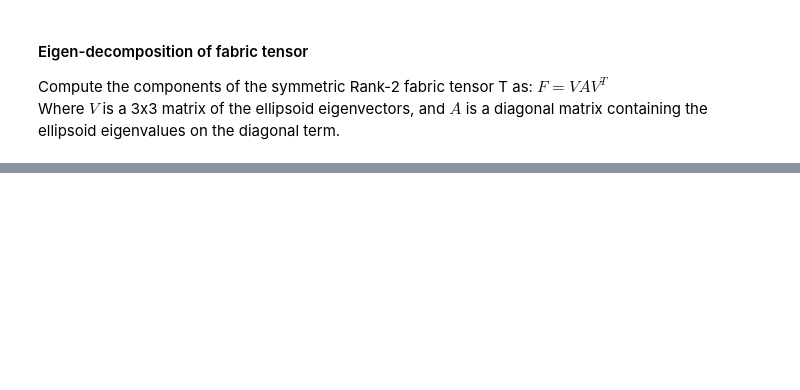
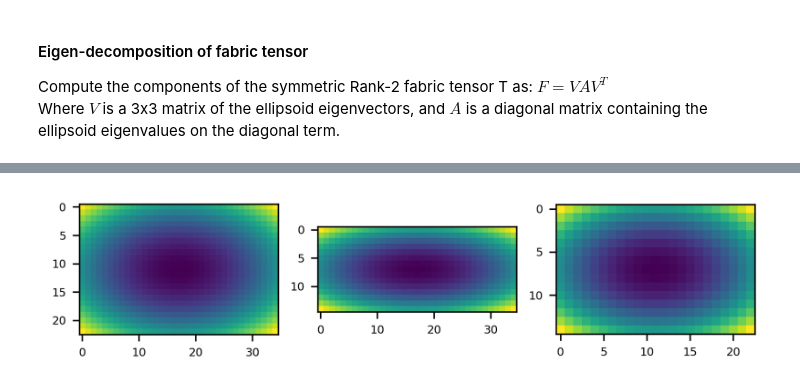
Before and after one commit to ciclope-microFE/ciclope, a Jupyter notebook: pyfabric_demo.ipynb, the cells around one changed output, grey strips where cells are left out. Cells and saved outputs as stored; diff of their text form; code cells hidden in the pictures; blank space fills up the shorter version.

```diff
--- a/pyfabric_demo.ipynb
+++ b/pyfabric_demo.ipynb
@@ -182,0 +187,9 @@ array([[ 0.70526236,  0.23742161, -0.66800897],
+# %%
+ellip_base = ellipsoid(6, 10, 16, levelset=True)
+ellip_double = np.concatenate((ellip_base[:-1, ...],
+                               ellip_base[2:, ...]), axis=0)
+# %%
+plot_midplanes(ellip_base)
+plt.show()
+# %% [output]
+[figure, added]
```
Also changed, not shown: parts of 8 cells of this notebook.
